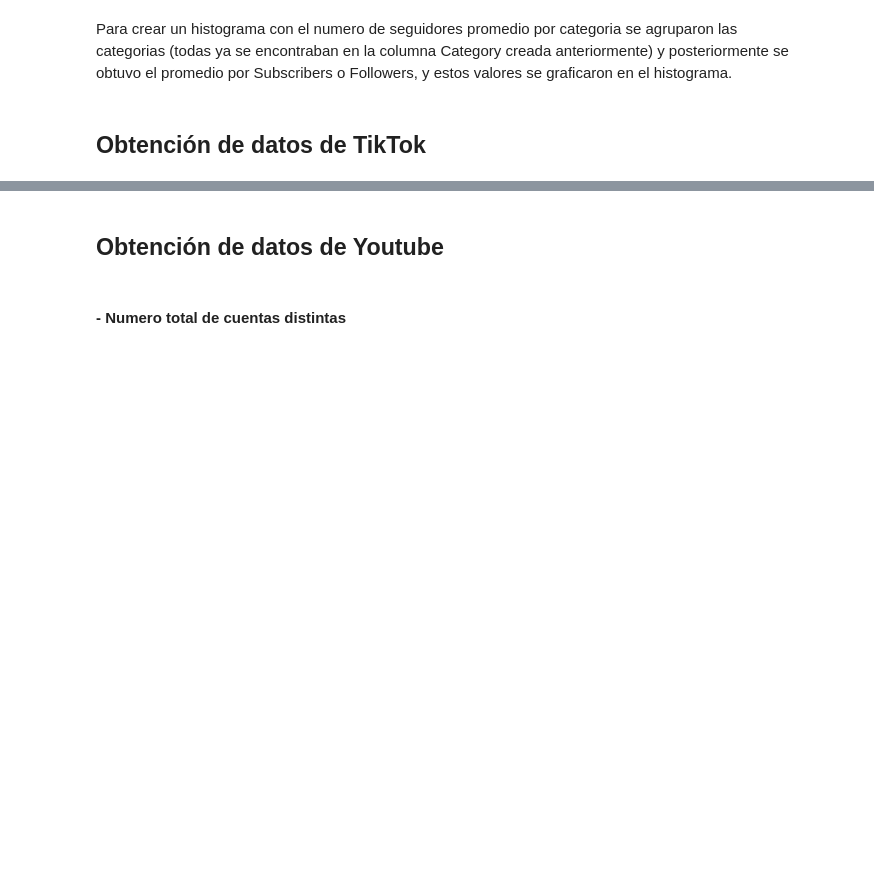
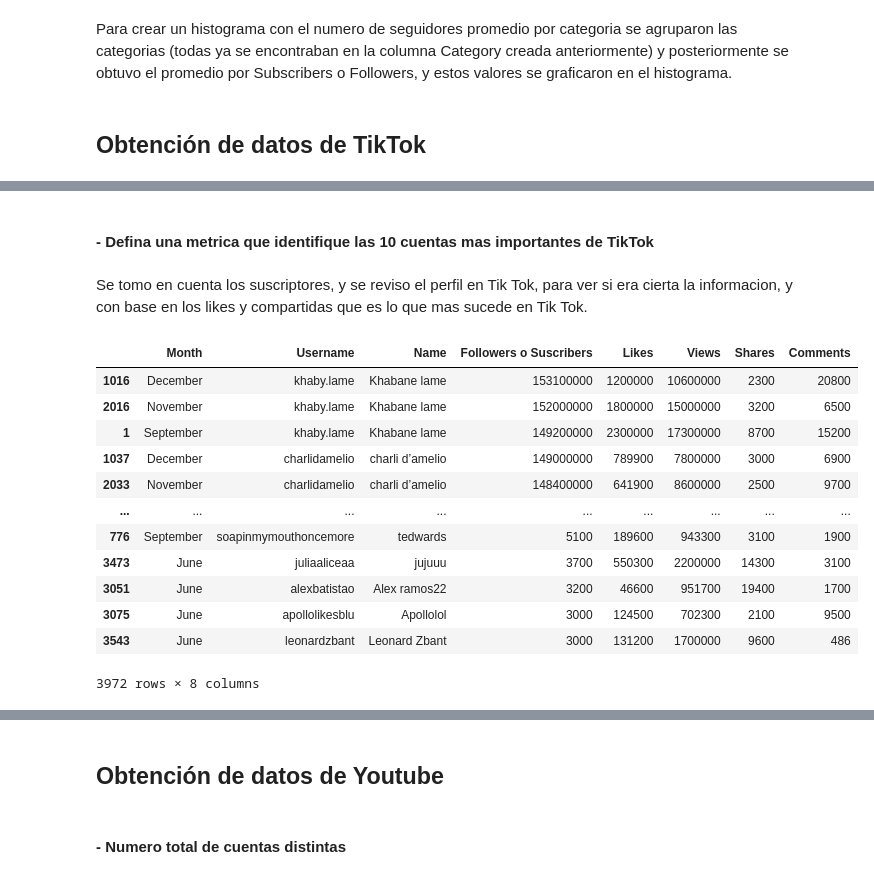
Before and after one commit to MonicaGonzalez30/CienciaDatosLasChicasSuperpoderosas, a Jupyter notebook: Proyectos/Unidad2/Redes_Sociales.ipynb, the cells around one changed output, grey strips where cells are left out. Cells and saved outputs as stored; diff of their text form; code cells hidden in the pictures; blank space fills up the shorter version.

```diff
--- a/Proyectos/Unidad2/Redes_Sociales.ipynb
+++ b/Proyectos/Unidad2/Redes_Sociales.ipynb
@@ -836,0 +1028,22 @@ Para crear un histograma con el numero de seguidores promedio por categoria se a
+# %% [markdown]
+#### - Defina una metrica que identifique las 10 cuentas mas importantes de TikTok
+# %% [markdown]
+Se tomo en cuenta los suscriptores, y se reviso el perfil en Tik Tok, para ver si era cierta la informacion, y con base en los likes y compartidas que es lo que mas sucede en Tik Tok.
+# %%
+# Primero ordenaremos los valores mayor a menor
+df_ordenado = df_Tik_tok.sort_values('Followers o Suscribers', ascending=False)
+df_ordenado
+# %% [output]
+|  | Month | Username | Name | Followers o Suscribers | Likes | Views | Shares | Comments |
+| 1016 | December | khaby.lame | Khabane lame | 153100000 | 1200000 | 10600000 | 2300 | 20800 |
+| 2016 | November | khaby.lame | Khabane lame | 152000000 | 1800000 | 15000000 | 3200 | 6500 |
+| 1 | September | khaby.lame | Khabane lame | 149200000 | 2300000 | 17300000 | 8700 | 15200 |
+| 1037 | December | charlidamelio | charli d’amelio | 149000000 | 789900 | 7800000 | 3000 | 6900 |
+| 2033 | November | charlidamelio | charli d’amelio | 148400000 | 641900 | 8600000 | 2500 | 9700 |
+| ... | ... | ... | ... | ... | ... | ... | ... | ... |
+| 776 | September | soapinmymouthoncemore | tedwards | 5100 | 189600 | 943300 | 3100 | 1900 |
+| 3473 | June | juliaaliceaa | jujuuu | 3700 | 550300 | 2200000 | 14300 | 3100 |
+| 3051 | June | alexbatistao | Alex ramos22 | 3200 | 46600 | 951700 | 19400 | 1700 |
+| 3075 | June | apollolikesblu | Apollolol | 3000 | 124500 | 702300 | 2100 | 9500 |
+| 3543 | June | leonardzbant | Leonard Zbant | 3000 | 131200 | 1700000 | 9600 | 486 |
+3972 rows × 8 columns
```
Also changed, not shown: parts of 76 cells of this notebook.
